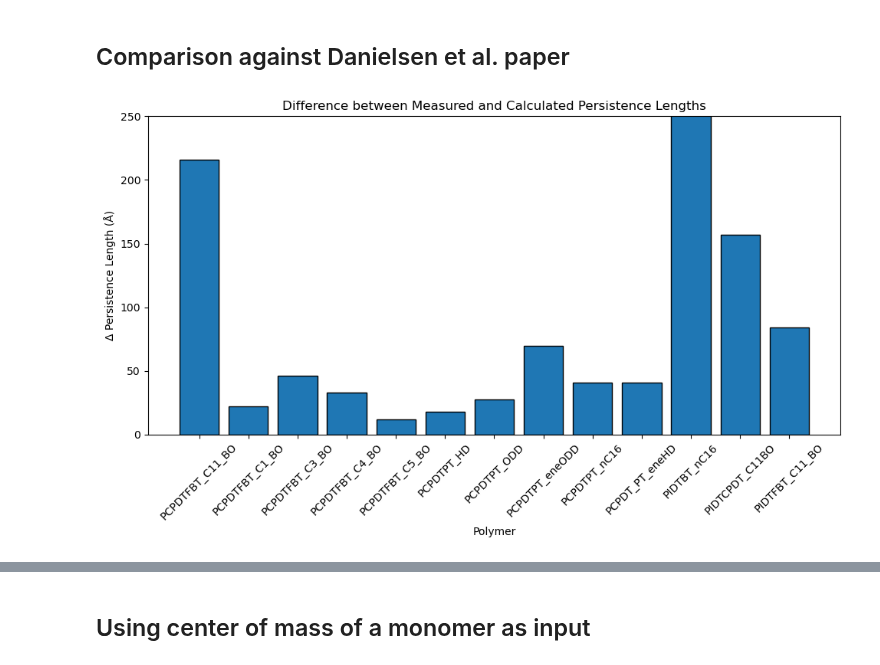
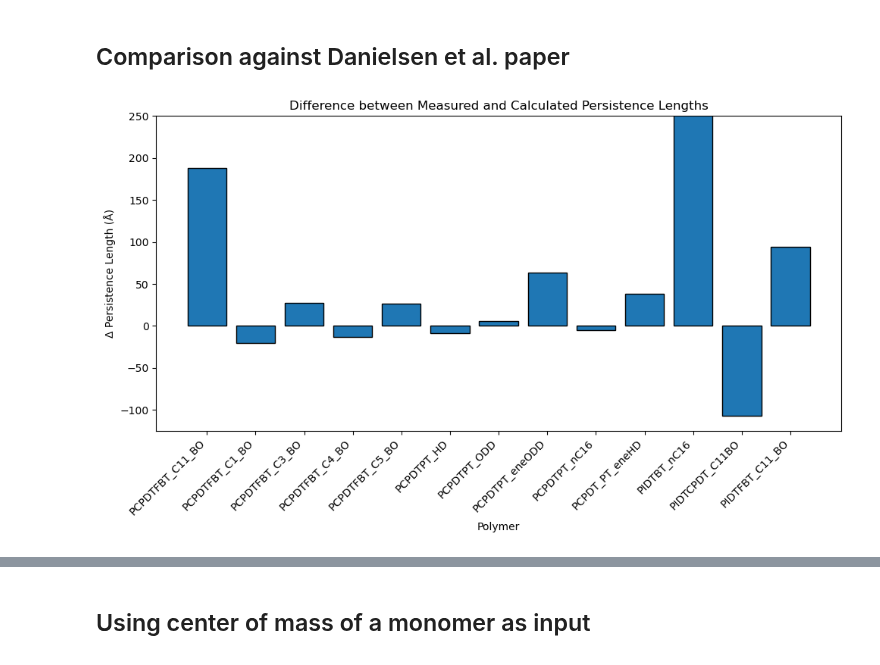
Before and after one commit to cmelab/pl-validation, a Jupyter notebook: data_analysis.ipynb, the cells around one changed output, grey strips where cells are left out. Cells and saved outputs as stored; diff of their text form; code cells hidden in the pictures.

```diff
--- a/data_analysis.ipynb
+++ b/data_analysis.ipynb
@@ -58,7 +51,7 @@ for mol_list in all_mol_list:
         p_lens.append(l_p*ref_length*10)
 # %%
 start = 100
-stop = 1600
+stop = 1200
 step = 100
 
 seeds = [12345] + [i for i in range(start, stop, step)]
@@ -81,7 +73,7 @@ print(positions)
 # Makes a list of each molecule
 copy = []
 for i in range(len(key_list)):
-    copy.append(p_lens[i::16])
+    copy.append(p_lens[i::13])
 # %%
 plt.boxplot(copy, tick_labels=key_list)
 plt.ylim(0,700)
@@ -110,0 +114,6 @@ Text(0, 0.5, 'P value')
+# %%
+stdv = []
+means = []
+for i in range(len(key_list)):
+    means.append(np.mean(copy[i]))
+    stdv.append(np.std(copy[i], ddof=1))
@@ -113,18 +131,19 @@ Text(0, 0.5, 'P value')
 # %%
 measured_pl = [291, 67.0, 78.4, 86.4, 114, 47.3, 54.9, 83.4, 61.0, 76.6, 1310, 236, 254] # Measured persistence length using SANS (in alphabetical order)
 # %%
-differences = np.array(measured_pl) - np.array(p_lens)
+differences = np.array(measured_pl) - np.array(means)
 # %%
 plt.figure(figsize=(10, 6))
 plt.bar(key_list[0:len(molecule_list)], differences, edgecolor='black')
 
 plt.xlabel('Polymer')
 plt.ylabel('Δ Persistence Length (Å)')
 plt.title('Difference between Measured and Calculated Persistence Lengths')
-plt.xticks(rotation=45)
+plt.xticks(rotation=45, ha='right')
 plt.tight_layout()
-plt.ylim(0,250)
+plt.ylim(-125,250)
+plt.savefig("bar_chart",bbox_inches='tight', dpi=600)
 plt.show()
 # %% [output]
-[figure, old version]
+[figure, new version]
 # %%
```
Also changed, not shown: parts of 19 cells of this notebook, 1 other file.
